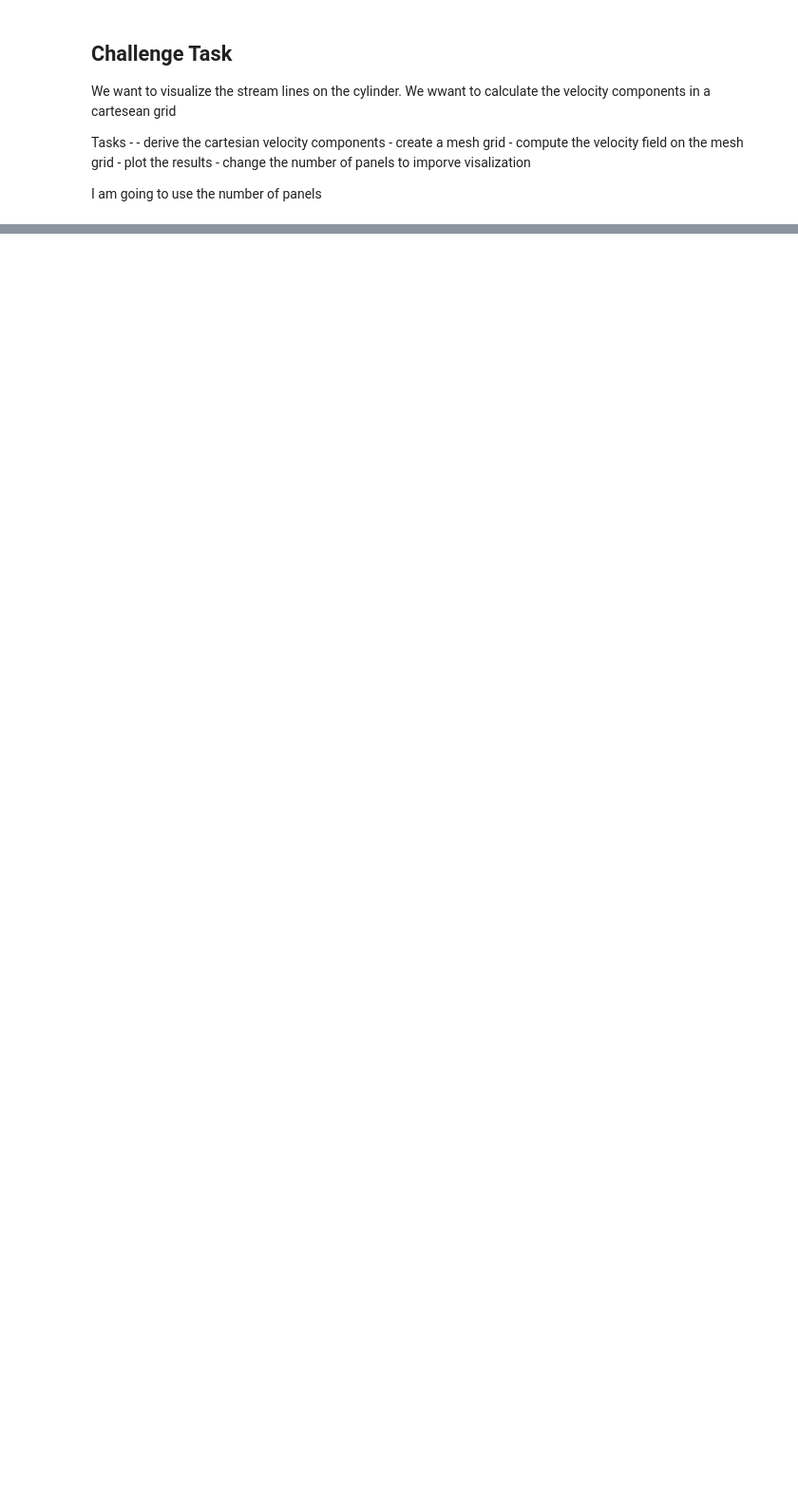
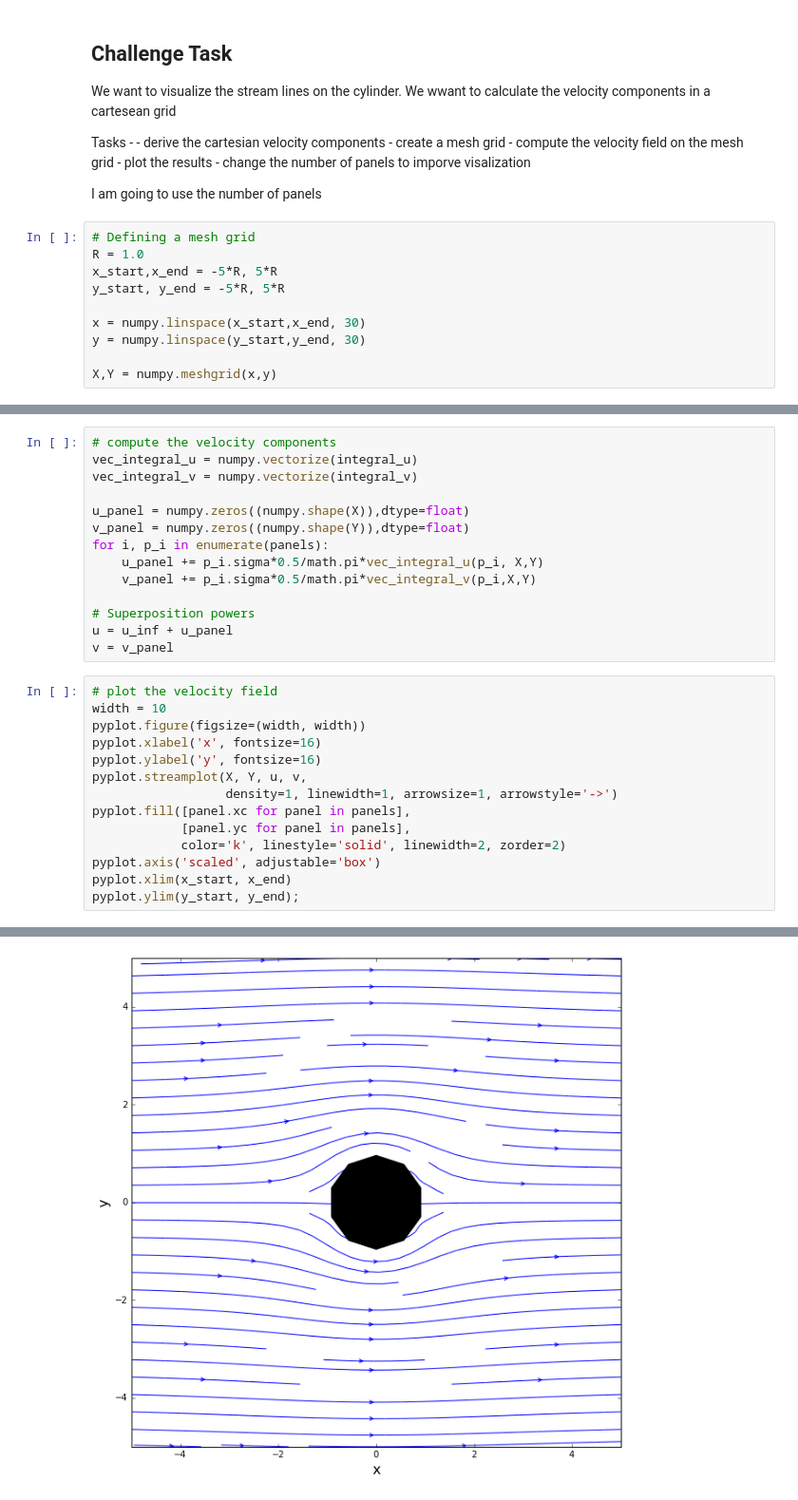
Before and after one commit to jennakosborn/mae6226, a Jupyter notebook: Lesson09.ipynb, the cells around one changed output, grey strips where cells are left out. Shown at 95% size. Drawn from its saved outputs; the diff is of its cells as text; blank space fills up the shorter version.

```diff
--- a/Lesson09.ipynb
+++ b/Lesson09.ipynb
@@ -267,3 +267,13 @@ Tasks -
     - change the number of panels to imporve visalization
 
 I am going to use the number of panels
+# %%
+# Defining a mesh grid
+R = 1.0
+x_start,x_end = -5*R, 5*R
+y_start, y_end = -5*R, 5*R
+
+x = numpy.linspace(x_start,x_end, 30)
+y = numpy.linspace(y_start,y_end, 30)
+
+X,Y = numpy.meshgrid(x,y)
@@ -269,0 +330,29 @@ I am going to use the number of panels
+# %%
+# compute the velocity components
+vec_integral_u = numpy.vectorize(integral_u)
+vec_integral_v = numpy.vectorize(integral_v)
+
+u_panel = numpy.zeros((numpy.shape(X)),dtype=float)
+v_panel = numpy.zeros((numpy.shape(Y)),dtype=float)
+for i, p_i in enumerate(panels):
+    u_panel += p_i.sigma*0.5/math.pi*vec_integral_u(p_i, X,Y)
+    v_panel += p_i.sigma*0.5/math.pi*vec_integral_v(p_i,X,Y)
+
+# Superposition powers
+u = u_inf + u_panel
+v = v_panel
+# %%
+# plot the velocity field
+width = 10
+pyplot.figure(figsize=(width, width))
+pyplot.xlabel('x', fontsize=16)
+pyplot.ylabel('y', fontsize=16)
+pyplot.streamplot(X, Y, u, v,
+                  density=1, linewidth=1, arrowsize=1, arrowstyle='->')
+pyplot.fill([panel.xc for panel in panels],
+            [panel.yc for panel in panels],
+            color='k', linestyle='solid', linewidth=2, zorder=2)
+pyplot.axis('scaled', adjustable='box')
+pyplot.xlim(x_start, x_end)
+pyplot.ylim(y_start, y_end);
+# %% [output]
@@ -269,0 +360 @@ I am going to use the number of panels
+[figure, added]
```
Also changed, not shown: parts of 2 cells of this notebook.
